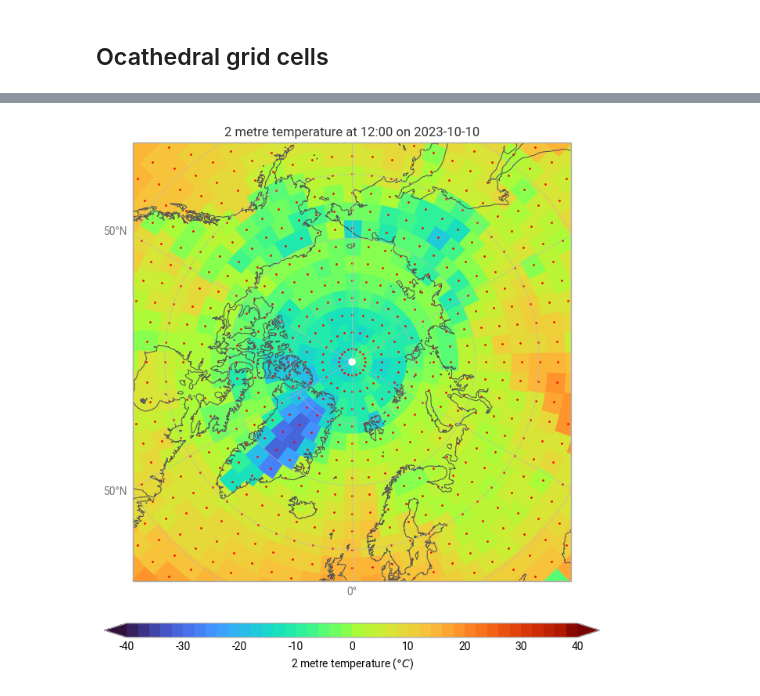
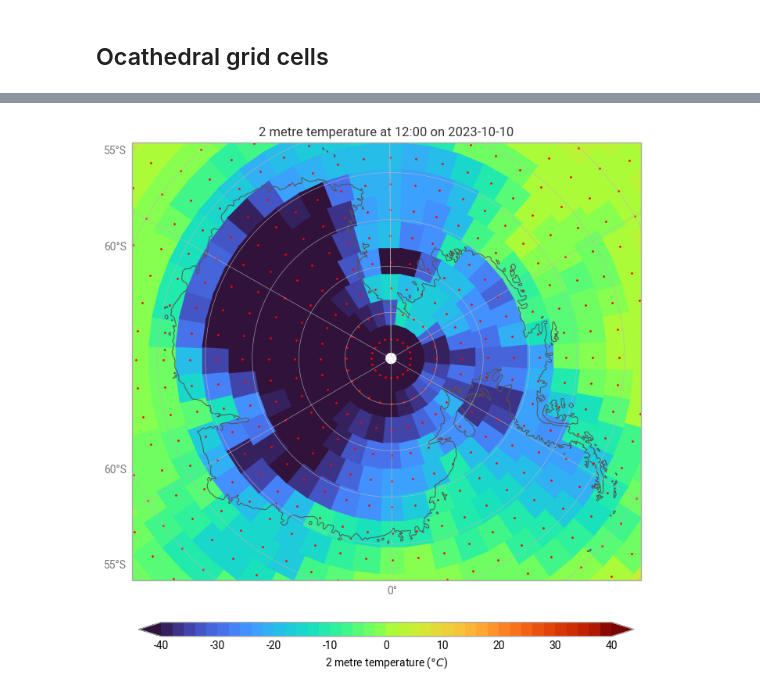
Before and after one commit to ecmwf/earthkit-plots, a Jupyter notebook: docs/examples/gallery/grid-types/reduced-gg-grid-cells.ipynb, the cells around one changed output, grey strips where cells are left out. Drawn from its saved outputs; the diff is of its cells as text; code cells hidden in the pictures.

Commit message:
Reduced GG examples now over Antarctica

```diff
--- a/docs/examples/gallery/grid-types/reduced-gg-grid-cells.ipynb
+++ b/docs/examples/gallery/grid-types/reduced-gg-grid-cells.ipynb
@@ -14,17 +14,17 @@ data.ls()
 |  | centre | shortName | typeOfLevel | level | dataDate | dataTime | stepRange | dataType | number | gridType |
 | 0 | ecmf | 2t | surface | 0 | 20231010 | 1200 | 0 | an | 0 | reduced_gg |
 # %%
-chart = earthkit.plots.Map(domain="Arctic")
+chart = earthkit.plots.Map(domain="Antarctica")
 
 chart.grid_cells(data, units="celsius", auto_style=True)
 chart.grid_points(data)
 
 chart.title()
 chart.legend()
 
 chart.coastlines()
 chart.gridlines()
 
 chart.show()
 # %% [output]
-[figure, old version]
+[figure, new version]
```
Also changed, not shown: 2 other files.
